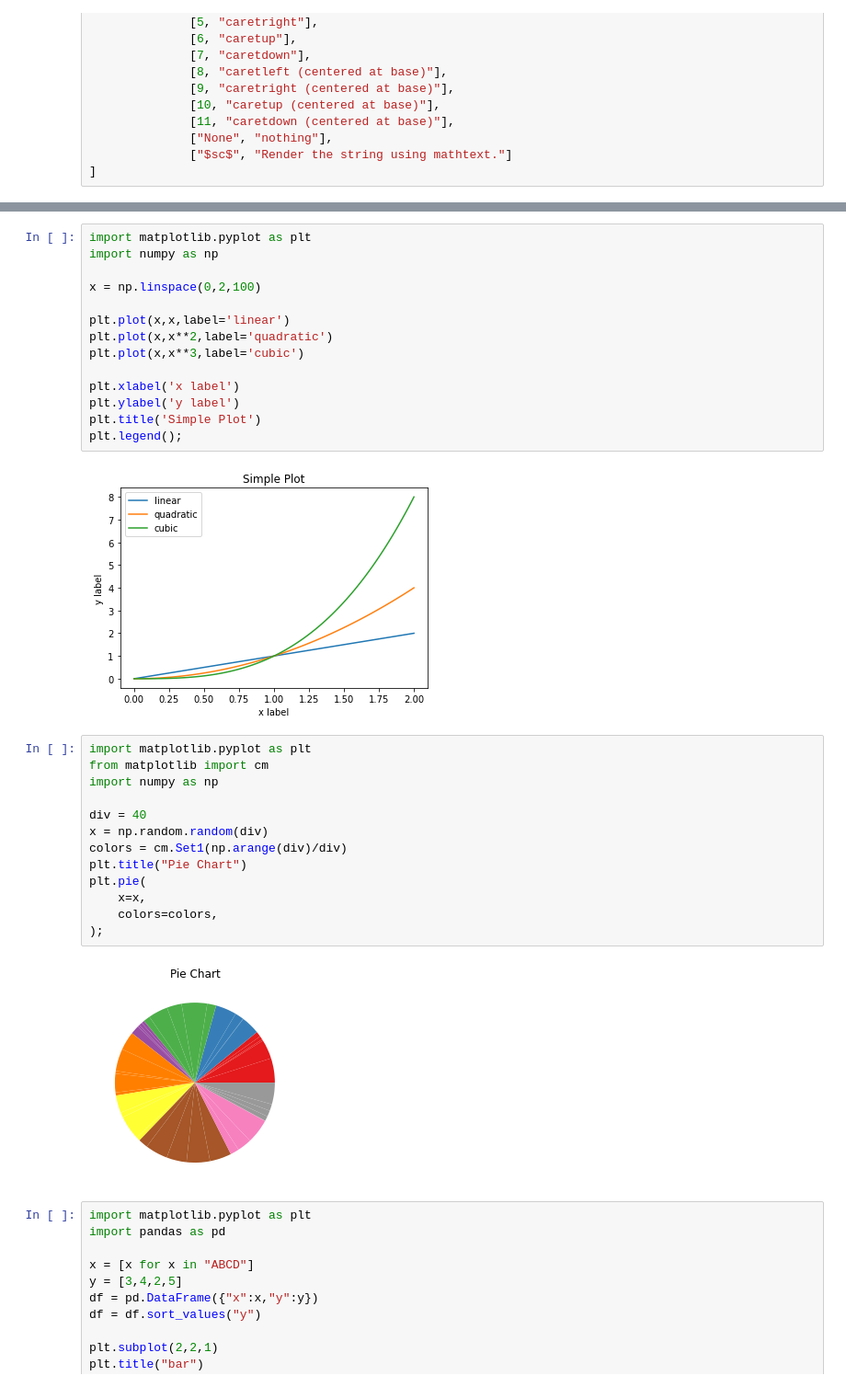
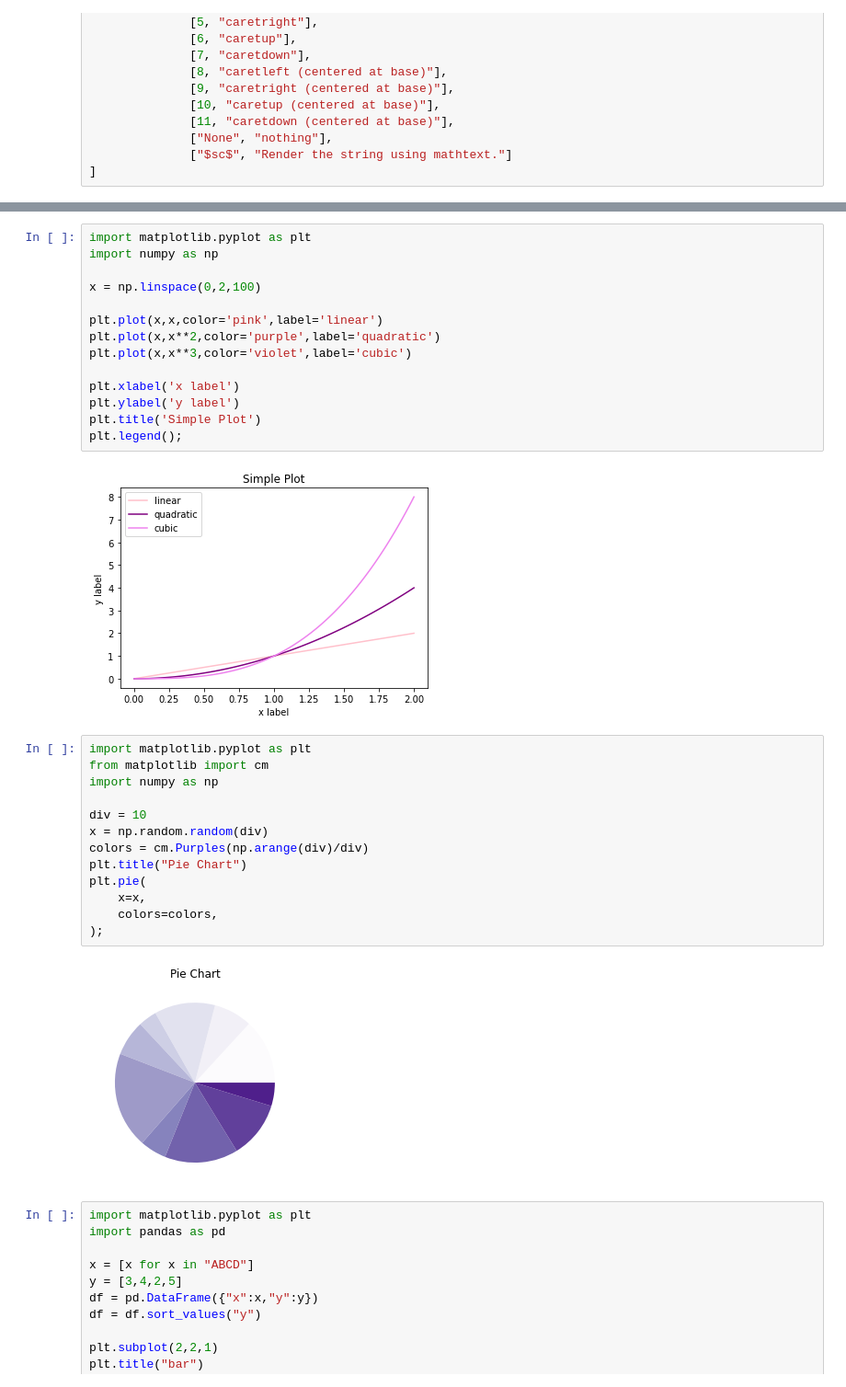
Before and after one commit to steffincodes/googlecolabnotbooks, a Jupyter notebook: Matplotlib101.ipynb, the cells around one changed output, grey strips where cells are left out. Shown at 92% size. Saved outputs shown, nothing was run; the diff lists cells and outputs as text.

Commit message:
🟣 Changed colors

```diff
--- a/Matplotlib101.ipynb
+++ b/Matplotlib101.ipynb
@@ -116,31 +117,31 @@ import numpy as np
 
 x = np.linspace(0,2,100)
 
-plt.plot(x,x,label='linear')
-plt.plot(x,x**2,label='quadratic')
-plt.plot(x,x**3,label='cubic')
+plt.plot(x,x,color='pink',label='linear')
+plt.plot(x,x**2,color='purple',label='quadratic')
+plt.plot(x,x**3,color='violet',label='cubic')
 
 plt.xlabel('x label')
 plt.ylabel('y label')
 plt.title('Simple Plot')
 plt.legend();
 # %% [output]
-[figure, old version]
+[figure, new version]
 # %%
 import matplotlib.pyplot as plt
 from matplotlib import cm
 import numpy as np
 
-div = 40
+div = 10
 x = np.random.random(div)
-colors = cm.Set1(np.arange(div)/div)
+colors = cm.Purples(np.arange(div)/div)
 plt.title("Pie Chart")
 plt.pie(
     x=x,
     colors=colors,
 );
 # %% [output]
-[figure, old version]
+[figure, new version]
 # %%
 import matplotlib.pyplot as plt
 import pandas as pd
```
Also changed, not shown: parts of 3 cells of this notebook.
